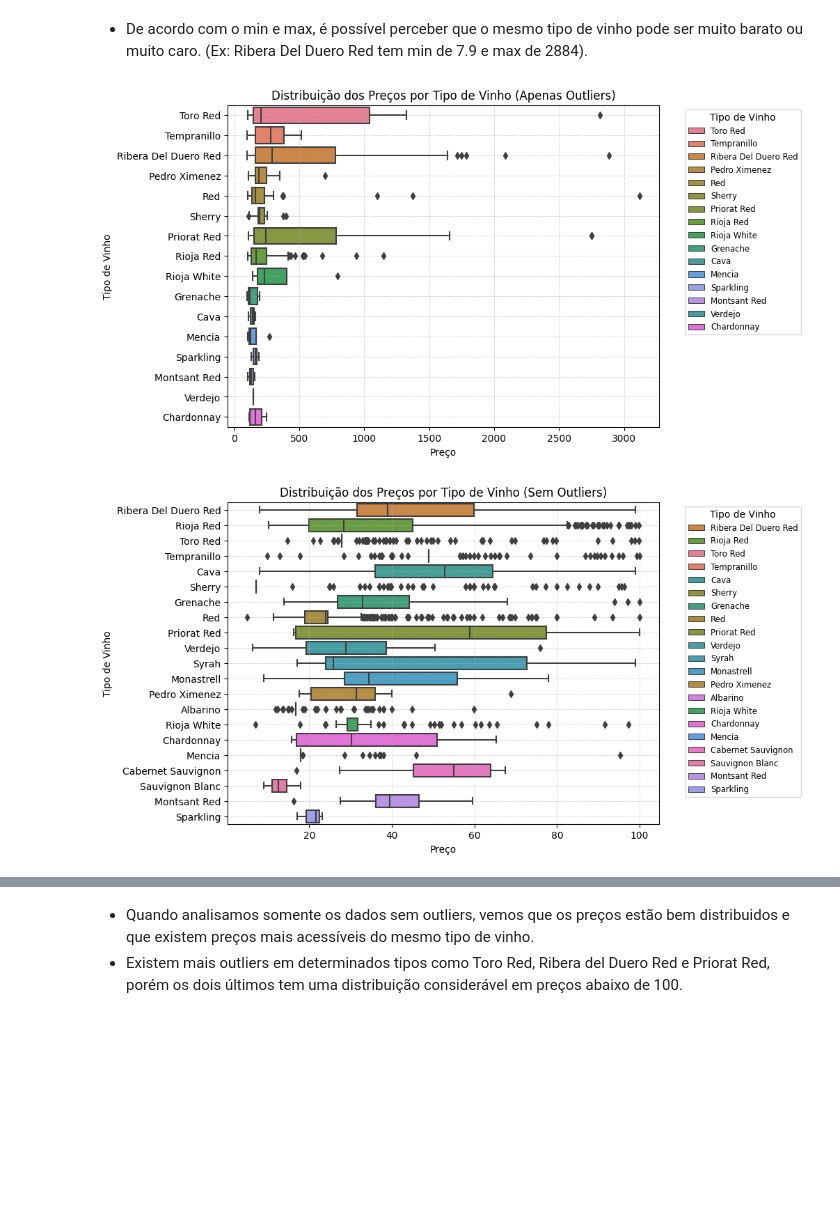
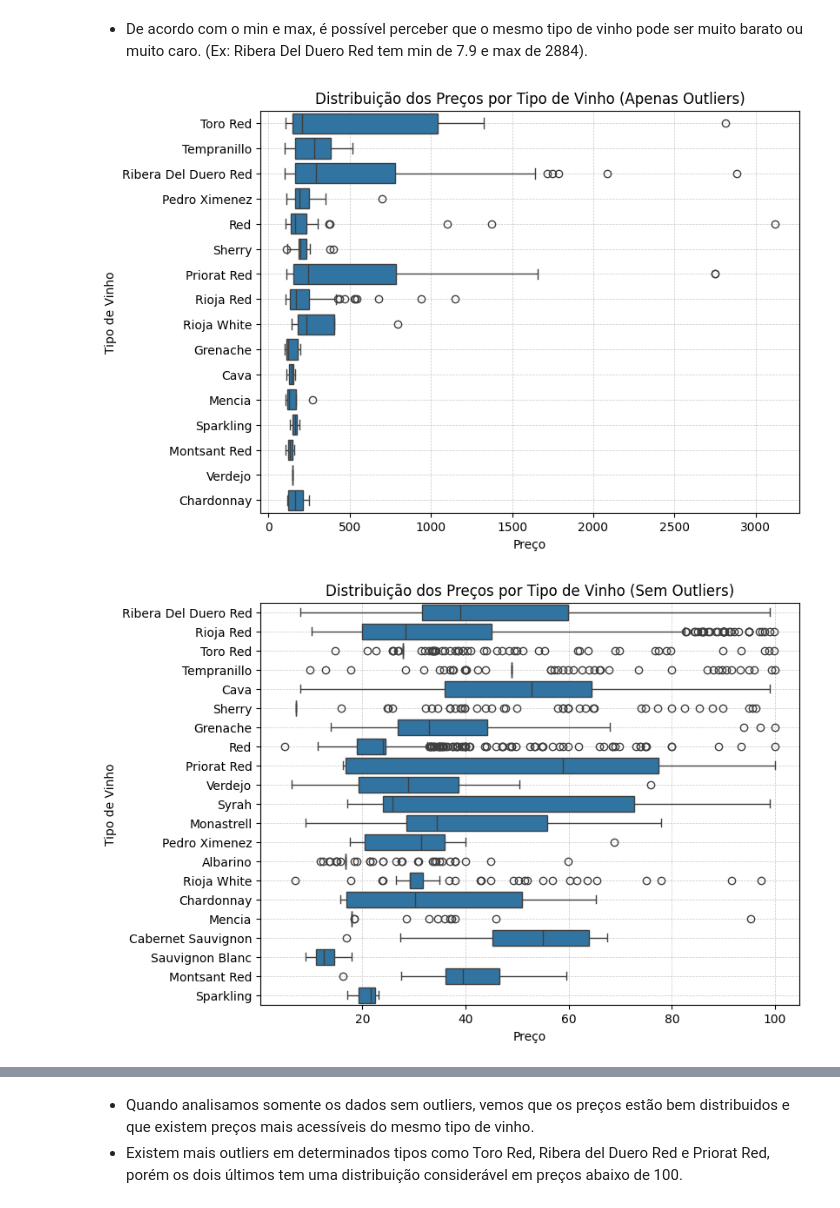
Before and after one commit to atlantico-academy/equipe3-2024.2, a Jupyter notebook: notebooks/01-exploratory_data_analysis.ipynb, the cells around one changed output, grey strips where cells are left out. Saved outputs shown, nothing was run; the diff lists cells and outputs as text; code cells hidden in the pictures; blank space fills up the shorter version.

```diff
--- a/notebooks/01-exploratory_data_analysis.ipynb
+++ b/notebooks/01-exploratory_data_analysis.ipynb
@@ -276,27 +270,25 @@ type_palette = {wine_type: palette[i] for i, wine_type in enumerate(df['type'].u
 # %%
 # Gráfico com outliers
 plt.figure(figsize=(8, 6))
-boxplot = sns.boxplot(x='price', y='type', data=outliers, hue='type', palette=type_palette, dodge=False)
+boxplot = sns.boxplot(x='price', y='type', data=outliers)
 plt.title('Distribuição dos Preços por Tipo de Vinho (Apenas Outliers)')
 plt.xlabel('Preço')
 plt.ylabel('Tipo de Vinho')
-plt.legend(title='Tipo de Vinho', bbox_to_anchor=(1.05, 1), loc='upper left', fontsize='small')
 
 boxplot.grid(True, linestyle='--', linewidth=0.5, alpha=0.7)
 boxplot.set_zorder(2)
 boxplot.grid(True, which='both', axis='x', linestyle='--', linewidth=0.5, alpha=0.7, zorder=1)
 
 plt.show()
 # %% [output]
-[figure, old version]
+[figure, new version]
 # %%
 # Gráfico sem outliers
 plt.figure(figsize=(8, 6))
-boxplot = sns.boxplot(x='price', y='type', hue='type', data=non_outliers, palette=type_palette, dodge=False)
+boxplot = sns.boxplot(x='price', y='type', data=non_outliers)
 plt.title('Distribuição dos Preços por Tipo de Vinho (Sem Outliers)')
 plt.xlabel('Preço')
 plt.ylabel('Tipo de Vinho')
-plt.legend(title='Tipo de Vinho', bbox_to_anchor=(1.05, 1), loc='upper left', fontsize='small')
 
 boxplot.grid(True, linestyle='--', linewidth=0.5, alpha=0.7)
 boxplot.set_zorder(2)
@@ -304,7 +296,7 @@ boxplot.grid(True, which='both', axis='x', linestyle='--', linewidth=0.5, alpha=
 
 plt.show()
 # %% [output]
-[figure, old version]
+[figure, new version]
 # %%
 #Boxplot completo
 plt.figure(figsize=(8, 6))
```
Also changed, not shown: parts of 4 cells of this notebook, 2 other files.
